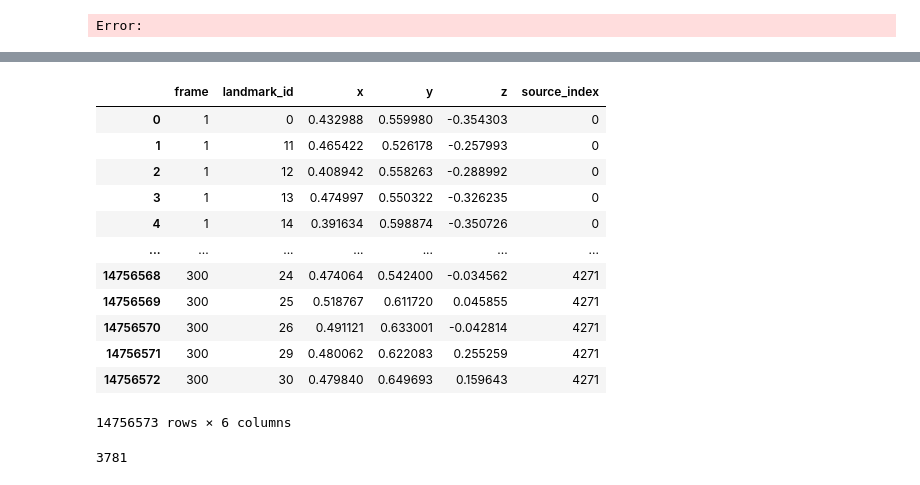
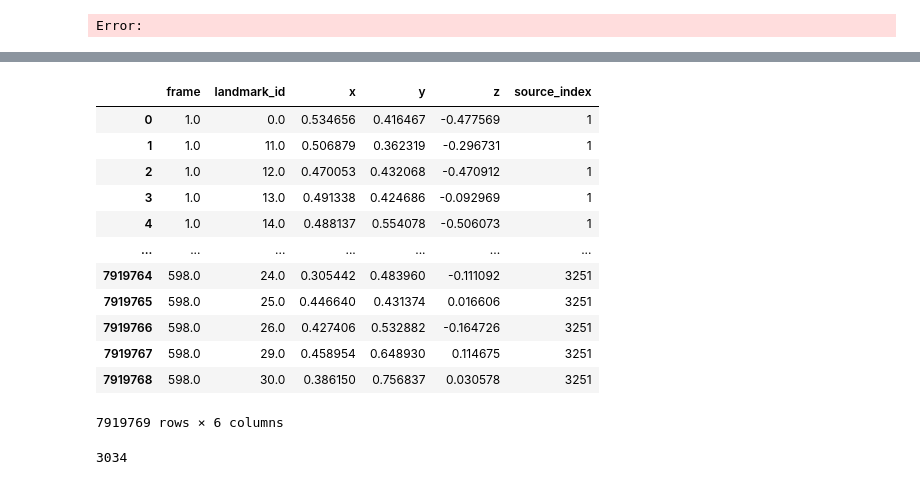
Before and after one commit to GGoneng/Fall-Detection-System, a Jupyter notebook: Data_Preprocessing.ipynb, the cells around one changed output, grey strips where cells are left out. Saved outputs shown, nothing was run; the diff lists cells and outputs as text; code cells hidden in the pictures.

```diff
--- a/Data_Preprocessing.ipynb
+++ b/Data_Preprocessing.ipynb
@@ -200,22 +247,22 @@ label_df
 # %%
 # 병합된 관절 데이터 불러오기
-data_df = pd.read_csv("10fps_merged_data.csv")
+data_df = pd.read_csv("20fps_merged_data.csv")
 
 data_df
 # %% [output]
 |  | frame | landmark_id | x | y | z | source_index |
-| 0 | 1 | 0 | 0.432988 | 0.559980 | -0.354303 | 0 |
-| 1 | 1 | 11 | 0.465422 | 0.526178 | -0.257993 | 0 |
-| 2 | 1 | 12 | 0.408942 | 0.558263 | -0.288992 | 0 |
-| 3 | 1 | 13 | 0.474997 | 0.550322 | -0.326235 | 0 |
-| 4 | 1 | 14 | 0.391634 | 0.598874 | -0.350726 | 0 |
+| 0 | 1.0 | 0.0 | 0.534656 | 0.416467 | -0.477569 | 1 |
+| 1 | 1.0 | 11.0 | 0.506879 | 0.362319 | -0.296731 | 1 |
+| 2 | 1.0 | 12.0 | 0.470053 | 0.432068 | -0.470912 | 1 |
+| 3 | 1.0 | 13.0 | 0.491338 | 0.424686 | -0.092969 | 1 |
+| 4 | 1.0 | 14.0 | 0.488137 | 0.554078 | -0.506073 | 1 |
 | ... | ... | ... | ... | ... | ... | ... |
-| 14756568 | 300 | 24 | 0.474064 | 0.542400 | -0.034562 | 4271 |
-| 14756569 | 300 | 25 | 0.518767 | 0.611720 | 0.045855 | 4271 |
-| 14756570 | 300 | 26 | 0.491121 | 0.633001 | -0.042814 | 4271 |
-| 14756571 | 300 | 29 | 0.480062 | 0.622083 | 0.255259 | 4271 |
-| 14756572 | 300 | 30 | 0.479840 | 0.649693 | 0.159643 | 4271 |
+| 7919764 | 598.0 | 24.0 | 0.305442 | 0.483960 | -0.111092 | 3251 |
+| 7919765 | 598.0 | 25.0 | 0.446640 | 0.431374 | 0.016606 | 3251 |
+| 7919766 | 598.0 | 26.0 | 0.427406 | 0.532882 | -0.164726 | 3251 |
+| 7919767 | 598.0 | 29.0 | 0.458954 | 0.648930 | 0.114675 | 3251 |
+| 7919768 | 598.0 | 30.0 | 0.386150 | 0.756837 | 0.030578 | 3251 |
-14756573 rows × 6 columns
+7919769 rows × 6 columns
 # %%
 label_source_index = label_df["source_index"].unique()
 data_source_index = data_df["source_index"].unique()
@@ -228,7 +275,7 @@ for i in label_source_index:
 # %%
 len(data_source_index)
 # %% [output]
-3781
+3034
 # %%
 len(label_df)
 # %% [output]
```
Also changed, not shown: parts of 6 cells of this notebook, 2 other files.
